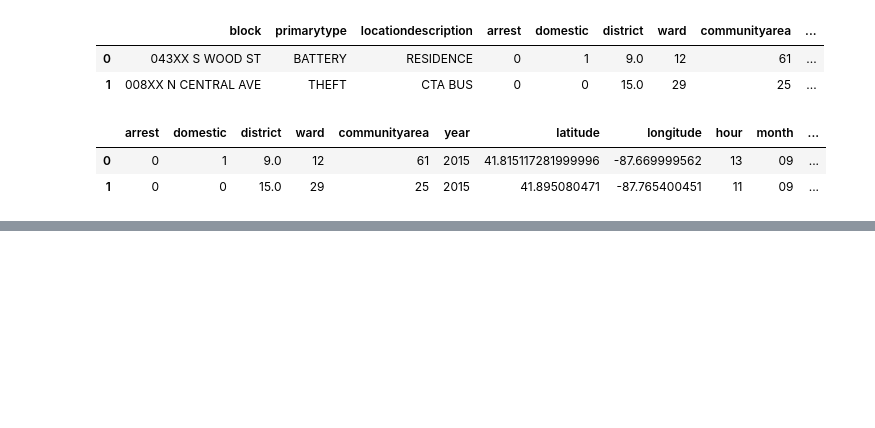
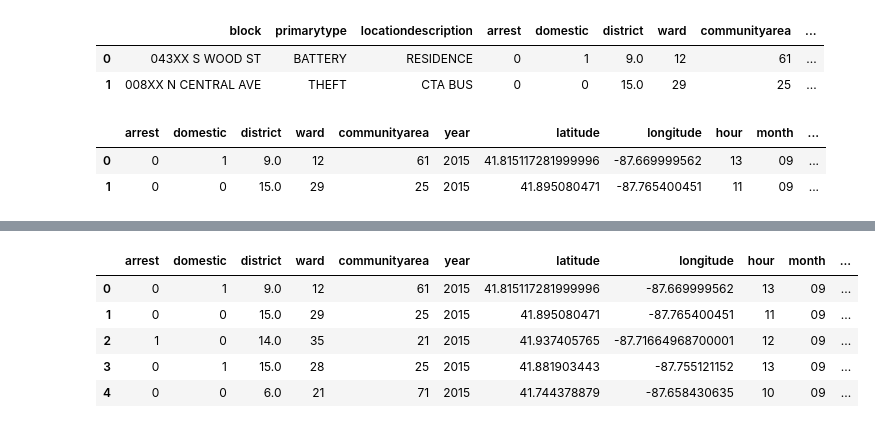
Before and after one commit to tejalvs/ChicagoCrimeAnalysis, a Jupyter notebook: DataCleaning_2.ipynb, the cells around one changed output, grey strips where cells are left out. Drawn from its saved outputs; the diff is of its cells as text; code cells hidden in the pictures; blank space fills up the shorter version.

```diff
--- a/DataCleaning_2.ipynb
+++ b/DataCleaning_2.ipynb
@@ -223,7 +223,7 @@ crimeDF.head(2)
 | 1 | 0 | 0 | 15.0 | 29 | 25 | 2015 | 41.895080471 | -87.765400451 | 11 | 09 | ... |
 # %%
 censusDF.head(5)
-beforeAddingCensus = censusDF.copy()
+beforeAddingCensus = crimeDF.copy()
 # %%
 crimeDF["income"]=crimeDF["communityarea"].apply(lambda val: censusDF.loc[censusDF['communityareanumber'] == val]["percapitaincome"].values[0])
 # %%
@@ -239,3 +246,13 @@ crimeDF.head(5)
+# %%
+beforeAddingCensus=beforeAddingCensus.drop(["income","belowpoverty","unemployed","educated","workingage"], 1)
+beforeAddingCensus.head(5)
+# %% [output]
+|  | arrest | domestic | district | ward | communityarea | year | latitude | longitude | hour | month | ... |
+| 0 | 0 | 1 | 9.0 | 12 | 61 | 2015 | 41.815117281999996 | -87.669999562 | 13 | 09 | ... |
+| 1 | 0 | 0 | 15.0 | 29 | 25 | 2015 | 41.895080471 | -87.765400451 | 11 | 09 | ... |
+| 2 | 1 | 0 | 14.0 | 35 | 21 | 2015 | 41.937405765 | -87.71664968700001 | 12 | 09 | ... |
+| 3 | 0 | 1 | 15.0 | 28 | 25 | 2015 | 41.881903443 | -87.755121152 | 13 | 09 | ... |
+| 4 | 0 | 0 | 6.0 | 21 | 71 | 2015 | 41.744378879 | -87.658430635 | 10 | 09 | ... |
 # %%
 dbCredentials = {"host" : "localhost", \
                  "uname" : "root", \
```
Also changed, not shown: parts of 7 cells of this notebook, 1 other file.
